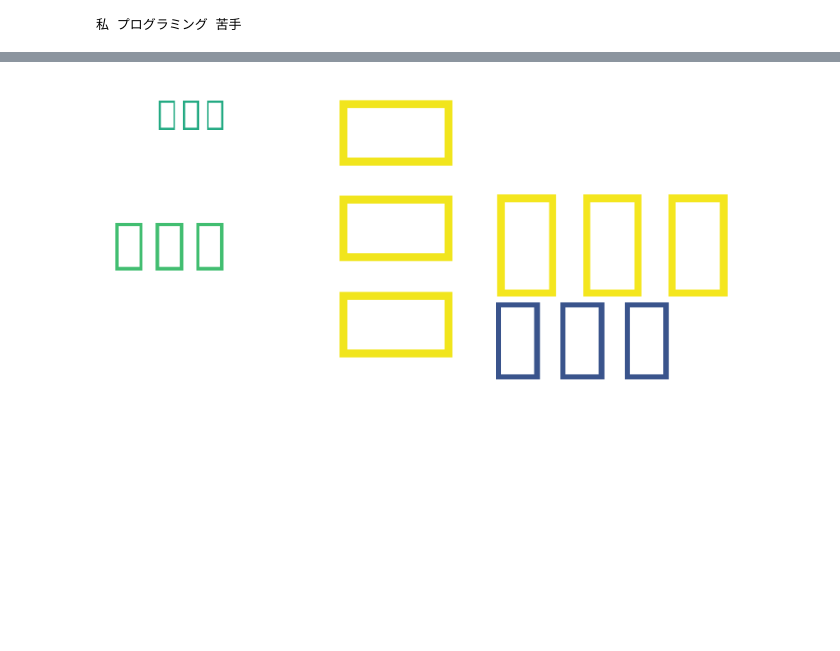
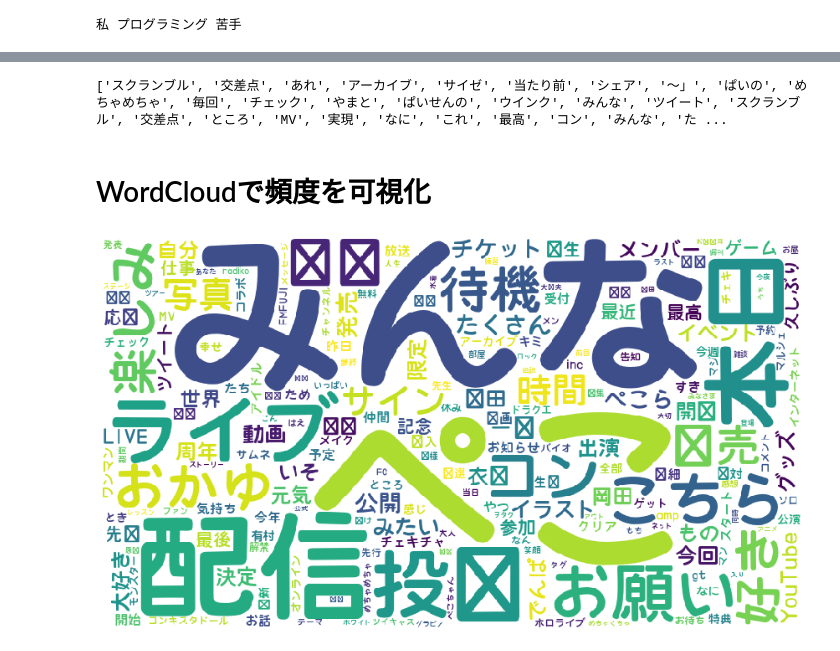
Before and after one commit to marbou090/TwitterTrendsVisualizer, a Jupyter notebook: src/ipynb/understand_idol_text.ipynb, the cells around one changed output, grey strips where cells are left out. Cells and saved outputs as stored; diff of their text form; code cells hidden in the pictures; blank space fills up the shorter version.

Commit message:
most common wordcloud

```diff
--- a/src/ipynb/understand_idol_text.ipynb
+++ b/src/ipynb/understand_idol_text.ipynb
@@ -247,3 +265,17 @@ import matplotlib.pyplot as plt
+# %%
+#全文を形態素解析する
+word_list = mecab_analysis(all_text)
+print(word_list[0:100])
+# %% [output]
+['スクランブル', '交差点', 'あれ', 'アーカイブ', 'サイゼ', '当たり前', 'シェア', '〜」', 'ぱいの', 'めちゃめちゃ', '毎回', 'チェック', 'やまと', 'ぱいせんの', 'ウインク', 'みんな', 'ツイート', 'スクランブル', '交差点', 'ところ', 'MV', '実現', 'なに', 'これ', '最高', 'コン', 'みんな', 'た ...
+# %%
+#出現回数をカウント
+c = collections.Counter(word_list)
+count_word_list = (c.most_common())
+# %% [markdown]
+# WordCloudで頻度を可視化
+# %%
+fpath = "../../tenhamasenfont/TenhamasenFontVer.2-Regular.otf"
 # %%
 def show_word_cloud(ws):
 
@@ -264,9 +296,10 @@ def show_word_cloud(ws):
     stop_words = [ u'てる', u'いる', u'なる', u'れる', u'する', u'ある', u'こと', u'これ', u'さん', u'して', \
              u'くれる', u'やる', u'くださる', u'そう', u'せる', u'した',  u'思う',  \
              u'それ', u'ここ', u'ちゃん', u'くん', u'', u'て',u'に',u'を',u'は',u'の', u'が', u'と', u'た', u'し', u'で', \
-             u'ない', u'も', u'な', u'い', u'か', u'ので', u'よう', u'']
+             u'ない', u'も', u'な', u'い', u'か', u'ので', u'よう', u'', u'なっ', u'あと', u'今日', u'ころ',\
+             u'ちゃっ', u'くれ', u'明日',  ]
 
-    wordcloud = WordCloud(background_color="white", width=900, height=500, \
+    wordcloud = WordCloud(background_color="white", font_path=fpath, width=900, height=500, \
                           stopwords=set(stop_words)).generate(texts)
 
     plt.figure(figsize=(15,12))
@@ -276,7 +309,7 @@ def show_word_cloud(ws):
 # %%
 words = [['あああ', 100], ['いいい', 80], ['ううう', 40],
          ['えええ', 10], ['おおお',2]]
 
-show_word_cloud(words)
+show_word_cloud(count_word_list)
 # %% [output]
-[figure, old version]
+[figure, new version]
```
Also changed, not shown: parts of 9 cells of this notebook.
